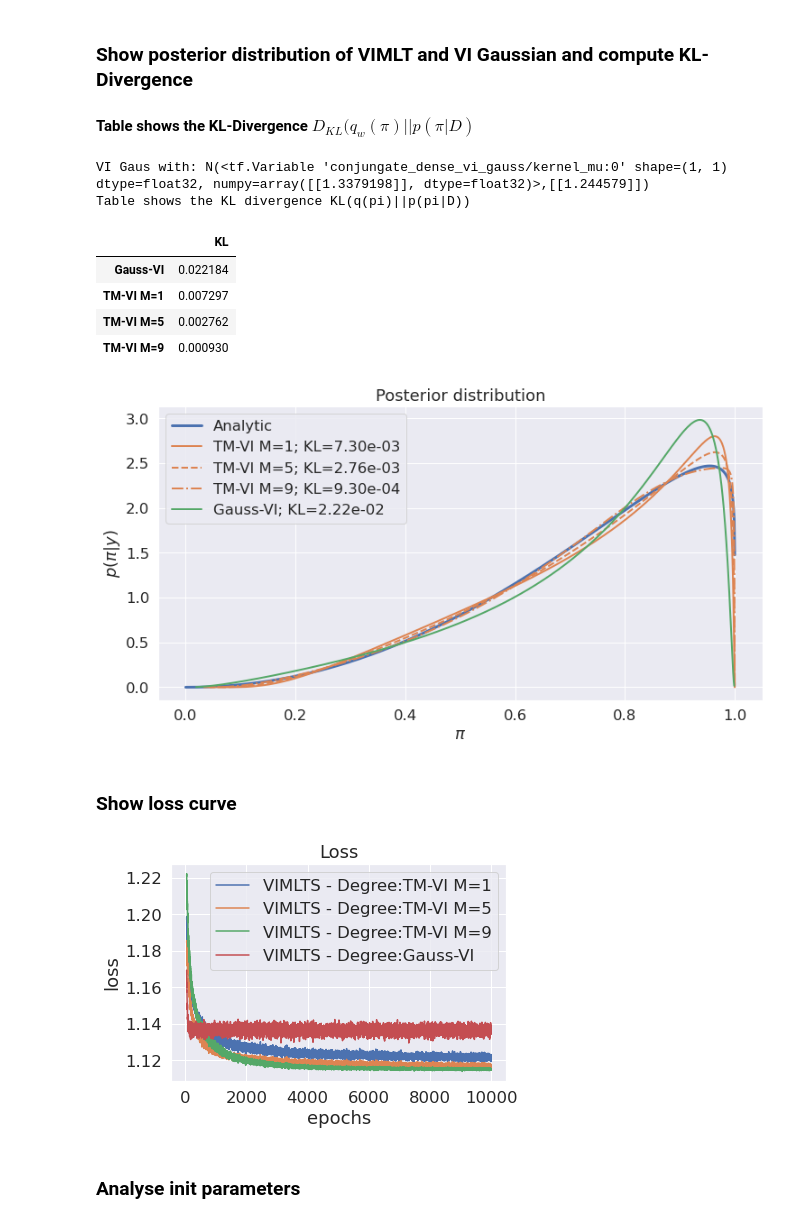
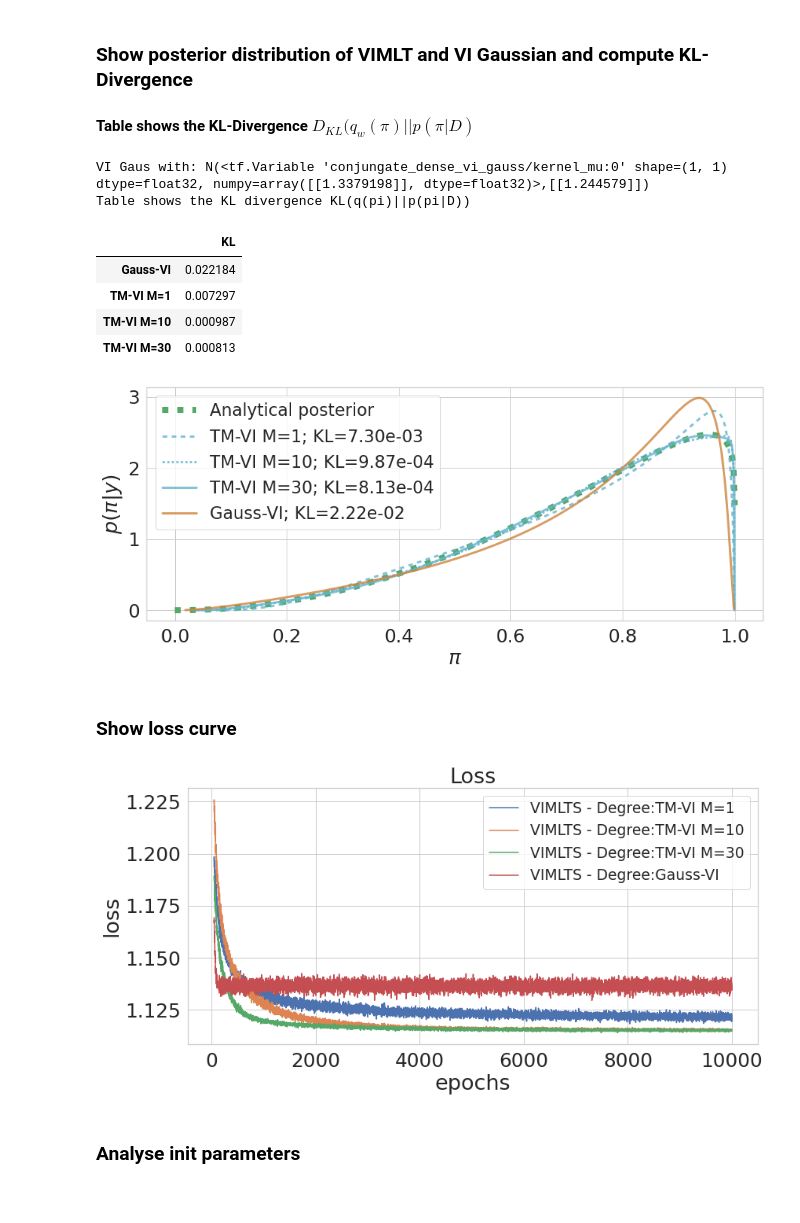
Before and after one commit to stefan1893/VIMLTS, a Jupyter notebook: ipynb/00_conjugate_prior.ipynb, the cells around one changed output. Drawn from its saved outputs; the diff is of its cells as text; code cells hidden in the pictures.

```diff
--- a/ipynb/00_conjugate_prior.ipynb
+++ b/ipynb/00_conjugate_prior.ipynb
@@ -13,7 +13,7 @@ from tensorflow.keras import initializers
 from functools import partial
 %load_ext autoreload
 %autoreload 2
-sns.set(style="darkgrid", font_scale=1.5)
+sns.set(style="whitegrid", font_scale=2.25)
 # plt.rcParams.update({"text.usetex": True})
 
 try: #If running in colab
@@ -129,7 +130,8 @@ def softplus_inv(y):
 ### initialize TM-VI
 # %%
 models = {}
-for M in range(1,10,4):
+Ms = [1,10,30]
+for M in Ms:
     # init params
     kernel_initializers=dict(kernel_init_alpha_w = initializers.RandomNormal(mean=1.5),
                              kernel_init_beta_w = initializers.RandomNormal(),
@@ -197,8 +199,8 @@ _________________________________________________________________
 # %%
 plt.figure(figsize=(12,6))
 pdf_post = stats.beta(a=alpha_post, b=beta_post).pdf(x=pis)
-sns.lineplot(data=pd.DataFrame.from_dict({'$p(\pi|y)$':pdf_post, '$\pi$':pis}), x='$\pi$', y='$p(\pi|y)$', label='$p(\pi|y)$', linewidth=3, color=sns.color_palette()[0])
-linestyles = ['-', '--', '-.']
+sns.lineplot(data=pd.DataFrame.from_dict({'$p(\pi|y)$':pdf_post, '$\pi$':pis}), x='$\pi$', y='$p(\pi|y)$', label='$p(\pi|y)$', linewidth=3, color='g')
+linestyles = ['-', ':', '--', '-.']
 ls = 0
 for name, model in models.items():
     layer = model.layers[0]
@@ -208,11 +210,11 @@ for name, model in models.items():
     log_q_pi = tf.math.log(qw) - bij.forward_log_det_jacobian(w, event_ndims=0)
     q_pi = tf.math.exp(log_q_pi)
     if "TM-VI" in name:
-        plt.plot(pi, q_pi, label=name, linewidth=2., color=sns.color_palette()[1], linestyle=linestyles[ls])
+        plt.plot(pi, q_pi, label=name, linewidth=2., color='c', linestyle=linestyles[ls])
         ls += 1
     else:
-        plt.plot(pi, q_pi, label=name, linewidth=2., color=sns.color_palette()[2])
-plt.legend()
+        plt.plot(pi, q_pi, label=name, linewidth=2., color='peru')
+plt.legend(fontsize='small')
 plt.title("Initial distribution")
 plt.savefig("00_initial_variational_distribution_VIMLTS.png")
 # %% [output]
@@ -255,58 +257,60 @@ Start experiment with model Gauss-VI
 alpha_post = alpha + np.sum(data)
 beta_post = beta + len(data) - np.sum(data)
 post_analytic = tfd.Beta(alpha_post.astype(np.float32), beta_post.astype(np.float32))
-plt.figure(figsize=(12,6))
-sns.lineplot(data=pd.DataFrame.from_dict({'$p(\pi|y)$':post_analytic.prob(pis), '$\pi$':pis}), x='$\pi$', y='$p(\pi|y)$', label="Analytic", linewidth=3, color=sns.color_palette()[0])
+plt.figure(figsize=(13,6))
+sns.lineplot(data=pd.DataFrame.from_dict({'$p(\pi|y)$':post_analytic.prob(pis), '$\pi$':pis}), x='$\pi$', y='$p(\pi|y)$', label="Analytical posterior", linewidth=8, color='g', linestyle=(0, (1, 1.5)))
 KLs = {}
-linestyles = ['-', '--', '-.']
+linestyles = [(0, (2, 2)), (0, (1, 1)), '-']
 ls = 0
 for name, model in models.items():
     layer = model.layers[0]
     qw, w = layer.get_w_dist(num=100000)
     bij = tfp.bijectors.Sigmoid()
     pi = bij(w)
     log_q_pi = tf.math.log(qw) - bij.forward_log_det_jacobian(w, event_ndims=0)
     q_pi = tf.math.exp(log_q_pi)
 
     # compute KL div KL(q(pi) || p(pi|D))
     log_p_pi_D = post_analytic.log_prob(pi)
     rel_entropy = q_pi * (log_q_pi - log_p_pi_D)
     kl_div = np.trapz(rel_entropy, x=pi)
     KLs[name] = kl_div
 
     if "TM-VI" in name:
-        plt.plot(pi, q_pi, label=name+f"; KL={kl_div:.2e}", linewidth=2., color=sns.color_palette()[1], linestyle=linestyles[ls])
+        plt.plot(pi, q_pi, label=name+f"; KL={kl_div:.2e}", linewidth=3., color='c', linestyle=linestyles[ls], alpha=0.8)
         ls += 1
     else:
-        plt.plot(pi, q_pi, label=name+f"; KL={kl_div:.2e}", linewidth=2., color=sns.color_palette()[2])
+        plt.plot(pi, q_pi, label=name+f"; KL={kl_div:.2e}", linewidth=3., color='peru', alpha=0.8)
 
-plt.legend()
-plt.title("Posterior distribution")
-plt.savefig("00_conj_posterior.png")
+plt.legend(fontsize='small')
+# plt.title("Posterior distribution")
+plt.tight_layout()
+plt.savefig("00_conj_posterior.pdf")
 
 print("Table shows the KL divergence KL(q(pi)||p(pi|D))")
 pd.DataFrame.from_dict(KLs, orient='index', columns=["KL"]).sort_values('KL', ascending=False)
 # %% [output]
 VI Gaus with: N(<tf.Variable 'conjungate_dense_vi_gauss/kernel_mu:0' shape=(1, 1) dtype=float32, numpy=array([[1.3379198]], dtype=float32)>,[[1.244579]])
 Table shows the KL divergence KL(q(pi)||p(pi|D))
 |  | KL |
 | Gauss-VI | 0.022184 |
 | TM-VI M=1 | 0.007297 |
-| TM-VI M=5 | 0.002762 |
-| TM-VI M=9 | 0.000930 |
+| TM-VI M=10 | 0.000987 |
+| TM-VI M=30 | 0.000813 |
-[figure, old version]
+[figure, new version]
 # %% [markdown]
 ### Show loss curve
 # %%
+plt.figure(figsize=(13,6))
 for m, model in models.items():
     plt.plot(model.history.history['epochs'][50:], model.history.history['loss'][50:], label=f"VIMLTS - Degree:{m}")
 plt.title("Loss")
 plt.xlabel("epochs")
 plt.ylabel("loss")
-plt.legend()
+plt.legend(fontsize='x-small')
 plt.savefig("00_conj_prior_loss.png")
 # %% [output]
-[figure, old version]
+[figure, new version]
 # %% [markdown]
 ### Analyse init parameters
 # %%
```
Also changed, not shown: parts of 9 cells of this notebook, 1 other file.
